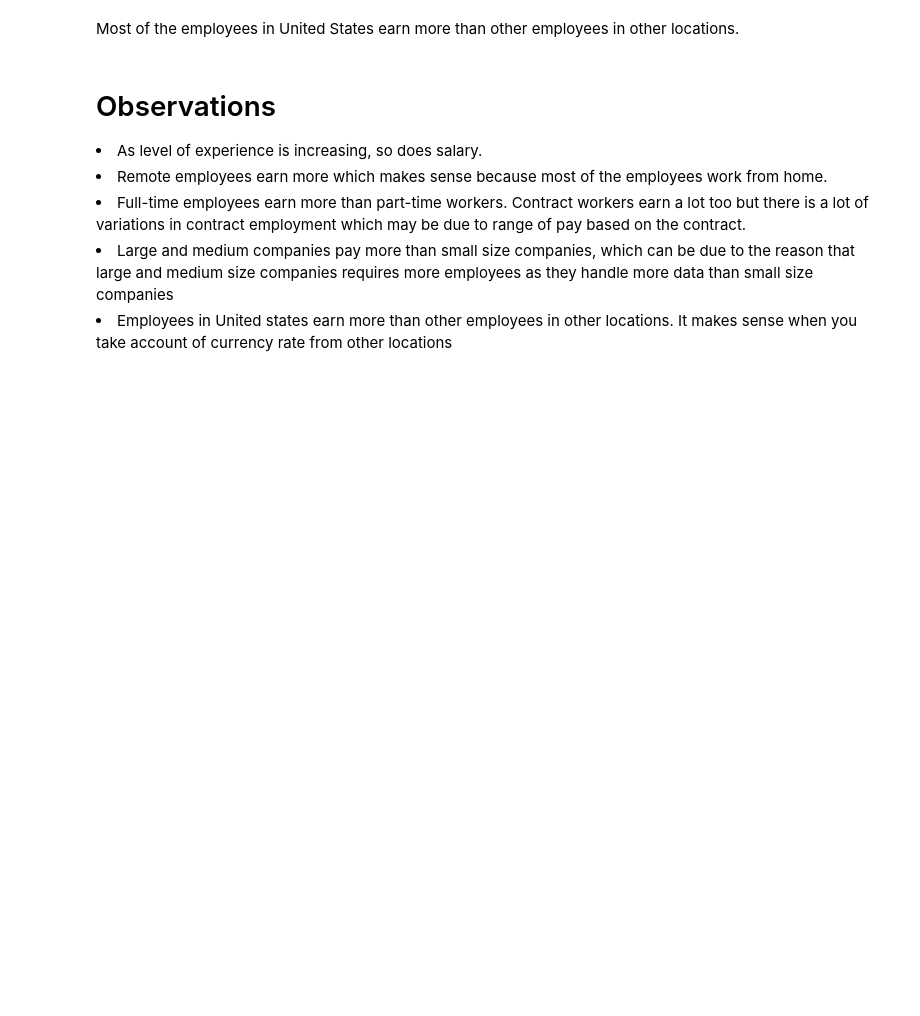
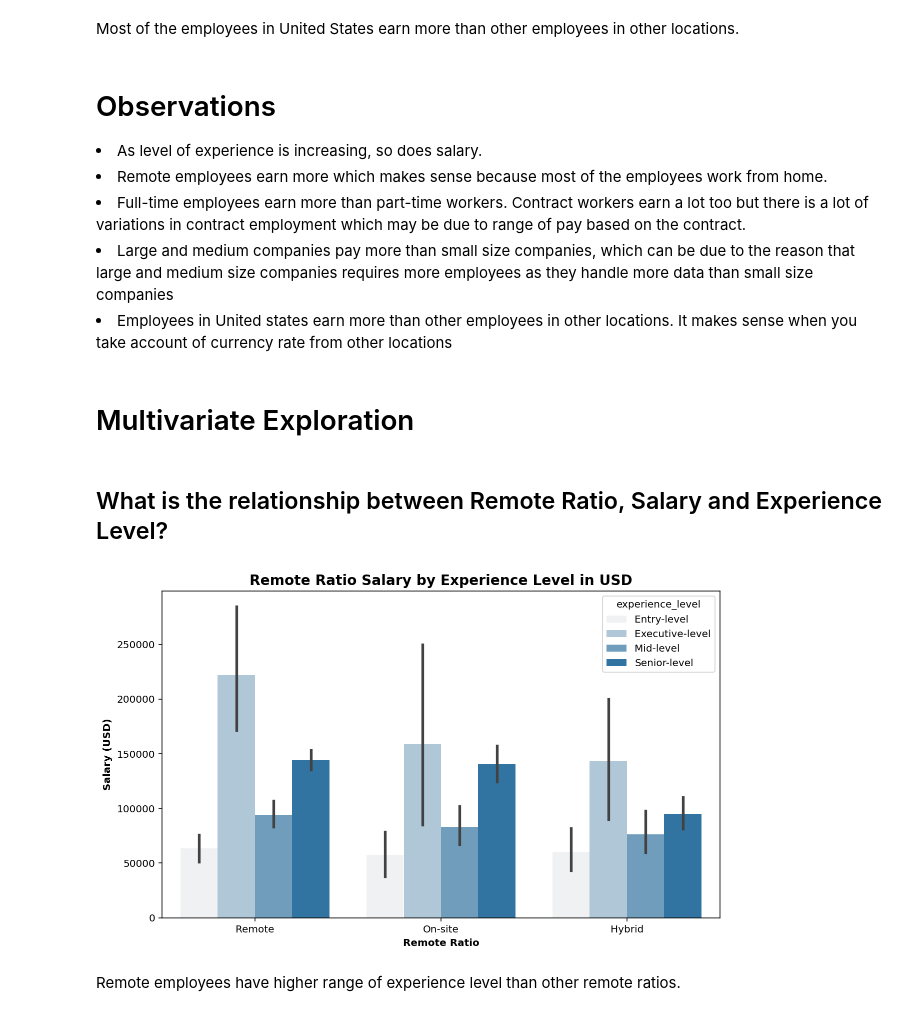
Before and after one commit to Farisi001/Data-Science-Salary-Exploration, a Jupyter notebook: DS_salaries.ipynb, the cells around one changed output. Saved outputs shown, nothing was run; the diff lists cells and outputs as text; code cells hidden in the pictures; blank space fills up the shorter version.

```diff
--- a/DS_salaries.ipynb
+++ b/DS_salaries.ipynb
@@ -611,3 +549,21 @@ Most of the employees in United States earn more than other employees in other l
 <li> Full-time employees earn more than part-time workers. Contract workers earn a lot too but there is a lot of variations in contract employment which may be due to range of pay based on the contract.
 <li> Large and medium companies pay more than small size companies, which can be due to the reason that large and medium size companies requires more employees as they handle more data than small size companies
 <li> Employees in United states earn more than other employees in other locations. It makes sense when you take account of currency rate from other locations
+# %% [markdown]
+# Multivariate Exploration
+# %% [markdown]
+## What is the relationship between Remote Ratio, Salary and Experience Level?
+# %%
+#Set a larger figure size for the plot
+plt.figure(figsize=[10,6])
+
+# Get the indexes of the Series
+order = df_clean.remote_ratio.value_counts().index
+# Plot the bar chart of `remote_ratio` and 'salary_in_usd'
+sns.barplot(data=df_clean, x='remote_ratio', y='salary_in_usd', hue= 'experience_level', color=color, order=order);
+#set the title and label
+x_y_t('Remote Ratio', 'Salary (USD)', 'Remote Ratio Salary by Experience Level in USD')
+# %% [output]
+[figure, added]
+# %% [markdown]
+Remote employees have higher range of experience level than other remote ratios.
```
Also changed, not shown: parts of 9 cells of this notebook, 2 other files.
